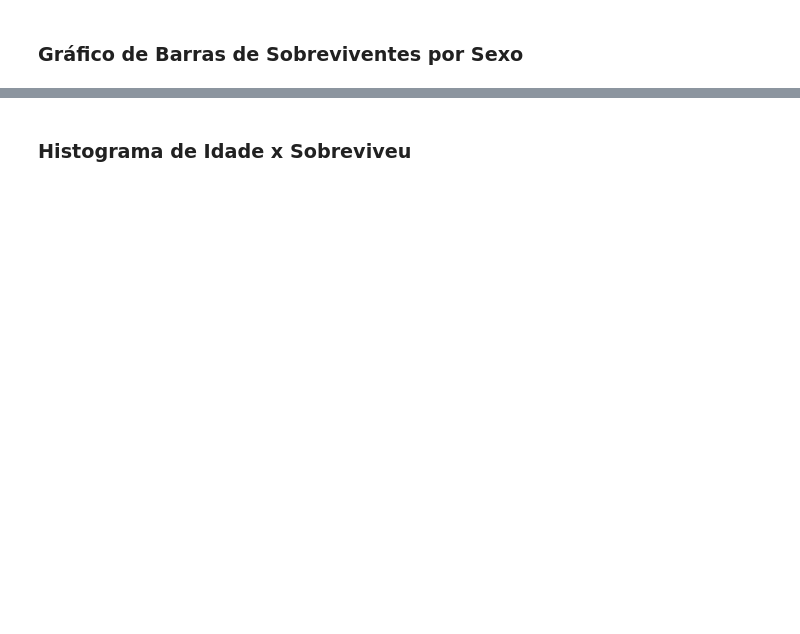
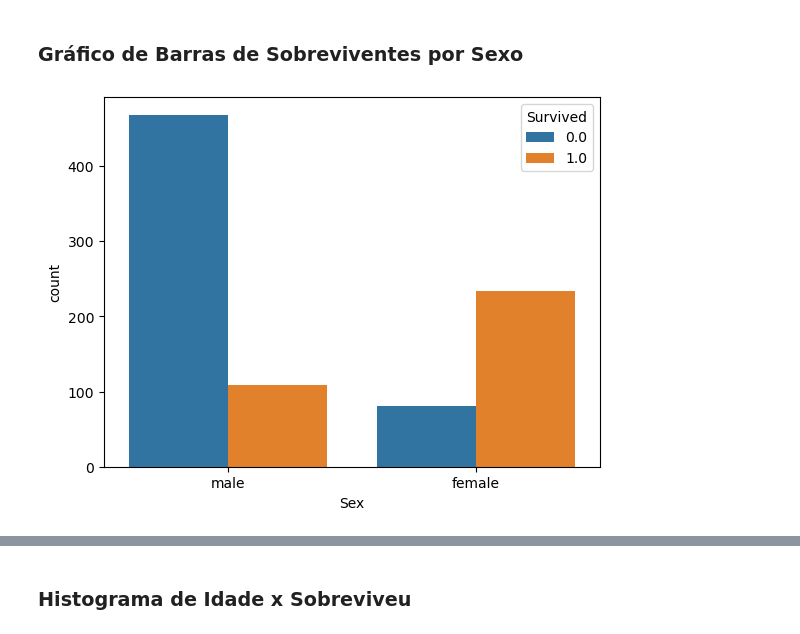
Before and after one commit to gabrielrstan/Data_Science_e_Machine_Learning_com_Estat-stica_e_Python, a Jupyter notebook: 11 - Classificacao - Tecnicas Avancadas de ML/Classificacao Tecnicas Avancadas de ML - Vazio.ipynb, the cells around one changed output, grey strips where cells are left out. Saved outputs shown, nothing was run; the diff lists cells and outputs as text; code cells hidden in the pictures; blank space fills up the shorter version.

```diff
--- a/11 - Classificacao - Tecnicas Avancadas de ML/Classificacao Tecnicas Avancadas de ML - Vazio.ipynb
+++ b/11 - Classificacao - Tecnicas Avancadas de ML/Classificacao Tecnicas Avancadas de ML - Vazio.ipynb
@@ -339,6 +374,11 @@ Observar os dados de forma visual para averiguar as suposições feitas até ago
 <a name="barrassob"></a>
 # %% [markdown]
 ### Gráfico de Barras de Sobreviventes por Sexo
+# %%
+sns.countplot(data, x='Sex', hue='Survived')
+plt.show()
+# %% [output]
+[figure, added]
 # %% [markdown]
 <a name="histidsob"></a>
 # %% [markdown]
```
Also changed, not shown: parts of 33 cells of this notebook.
